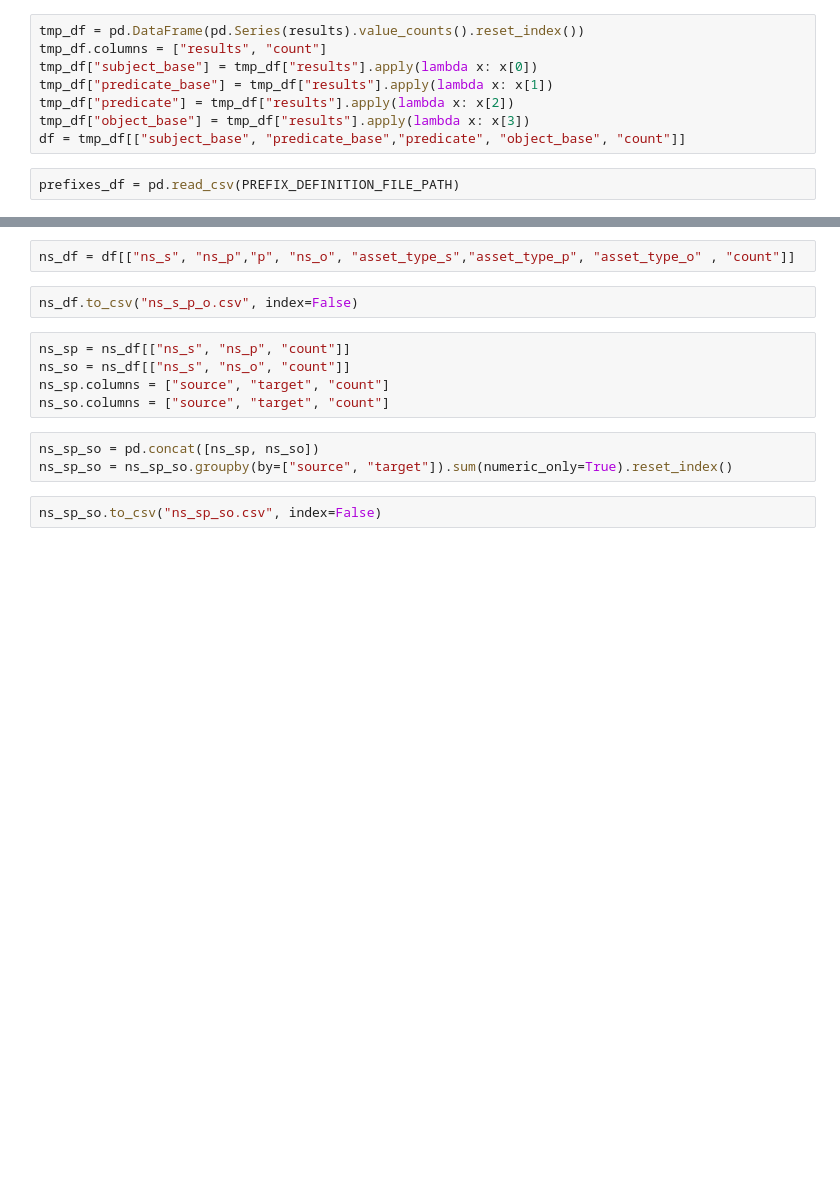
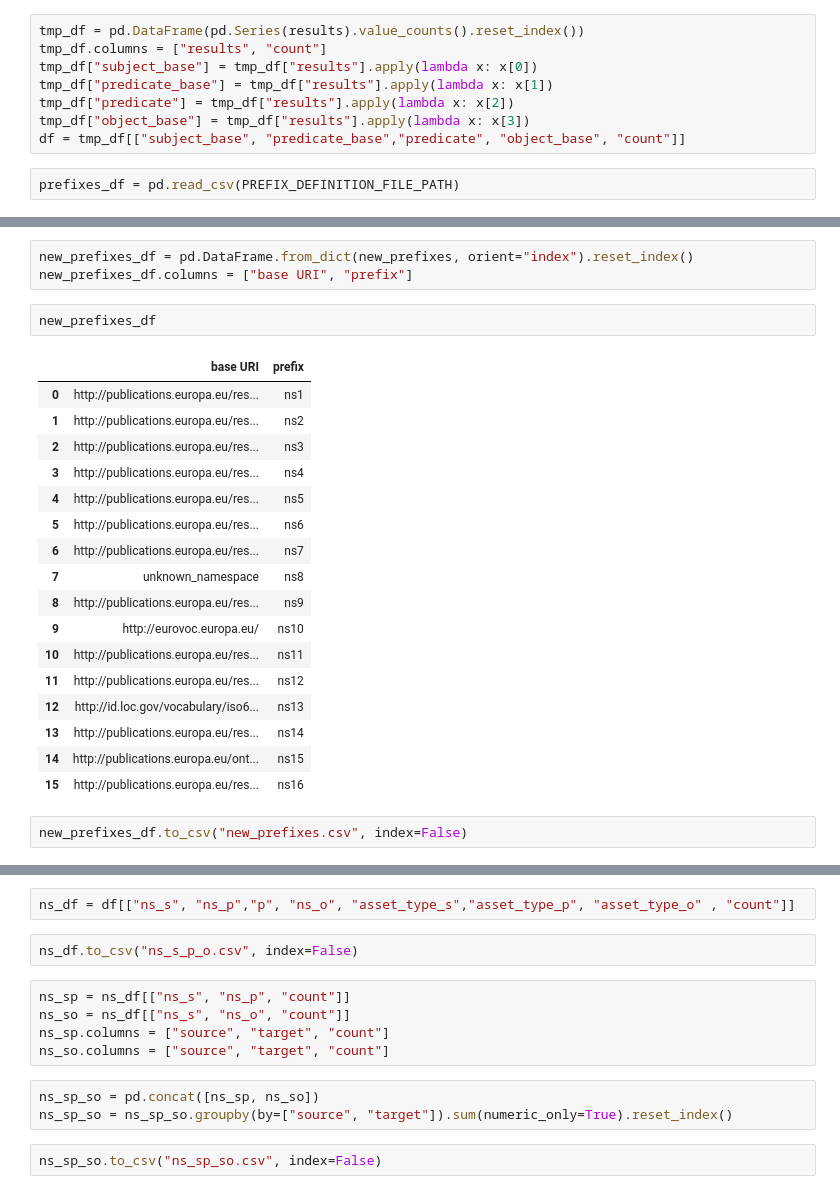
Before and after one commit to meaningfy-ws/taxonomy-metrics, a Jupyter notebook: notebooks/extract_unique_namespaces.ipynb, the cells around one changed output, grey strips where cells are left out. Cells and saved outputs as stored; diff of their text form; blank space fills up the shorter version.

```diff
--- a/notebooks/extract_unique_namespaces.ipynb
+++ b/notebooks/extract_unique_namespaces.ipynb
@@ -90 +133,26 @@ df["asset_type_o"] = df["object_base"].apply(
+# %%
+new_prefixes_df = pd.DataFrame.from_dict(new_prefixes, orient="index").reset_index()
+new_prefixes_df.columns = ["base URI", "prefix"]
+# %%
+new_prefixes_df
+# %% [output]
+|  | base URI | prefix |
+| 0 | http://publications.europa.eu/res... | ns1 |
+| 1 | http://publications.europa.eu/res... | ns2 |
+| 2 | http://publications.europa.eu/res... | ns3 |
+| 3 | http://publications.europa.eu/res... | ns4 |
+| 4 | http://publications.europa.eu/res... | ns5 |
+| 5 | http://publications.europa.eu/res... | ns6 |
+| 6 | http://publications.europa.eu/res... | ns7 |
+| 7 | unknown_namespace | ns8 |
+| 8 | http://publications.europa.eu/res... | ns9 |
+| 9 | http://eurovoc.europa.eu/ | ns10 |
+| 10 | http://publications.europa.eu/res... | ns11 |
+| 11 | http://publications.europa.eu/res... | ns12 |
+| 12 | http://id.loc.gov/vocabulary/iso6... | ns13 |
+| 13 | http://publications.europa.eu/res... | ns14 |
+| 14 | http://publications.europa.eu/ont... | ns15 |
+| 15 | http://publications.europa.eu/res... | ns16 |
+# %%
+new_prefixes_df.to_csv("new_prefixes.csv", index=False)
 # %%
```
Also changed, not shown: parts of 17 cells of this notebook, 33 other files.
